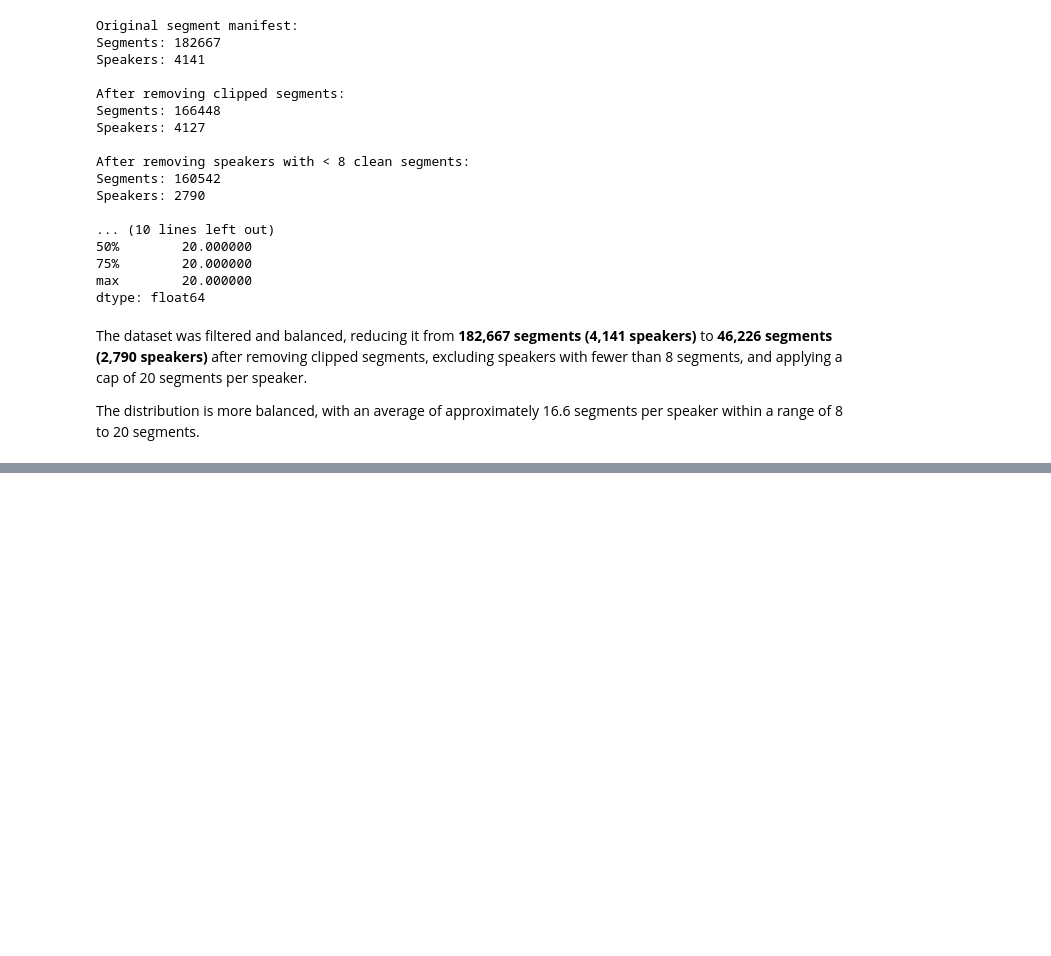
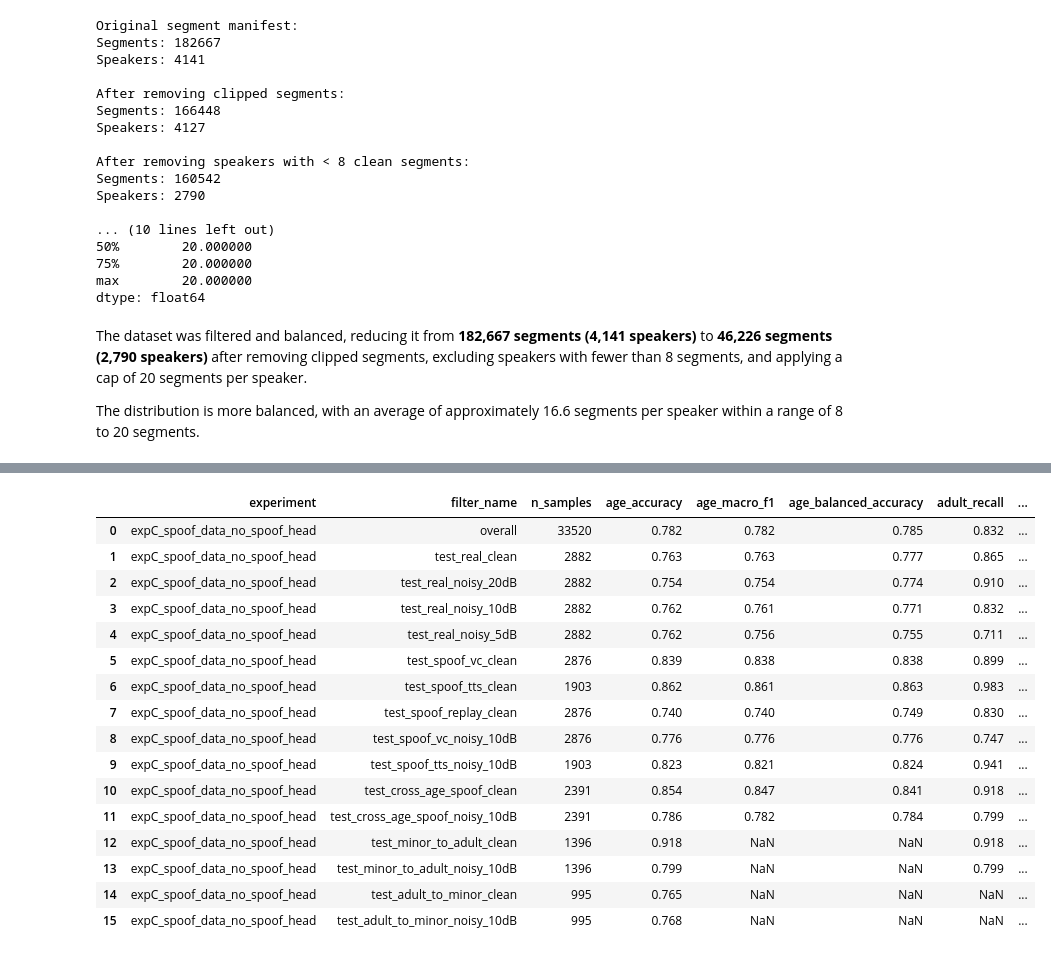
Before and after one commit to ArwaFadaaq/Robust-Spoof-Aware-Speech-Based-Age-Verification-for-Online-Voice-Chat, a Jupyter notebook: main.ipynb, the cells around one changed output, grey strips where cells are left out. Cells and saved outputs as stored; diff of their text form; code cells hidden in the pictures; blank space fills up the shorter version.

```diff
--- a/main.ipynb
+++ b/main.ipynb
@@ -783,0 +2073,28 @@ Saved to: /content/drive/MyDrive/age verification/processed/real_clean_splits/fi
+# %%
+# ─── Filters for C Evaluation ─────────────────────────
+# Real robustness + spoof subtype robustness +
+# cross-age spoof robustness
+
+filter_specs_C = {
+    **REAL_AGE_FILTERS,
+    **SPOOF_SUBTYPE_FILTERS,
+    **CROSS_AGE_FILTERS,
+}
+# %%
+# ─── Experiment C — Spoof-Aware Training Without Spoof Head Evaluation ─────────────────────────
+
+checkpoint_path_C = (
+    "/content/drive/MyDrive/age verification/processed/runs/"
+    "expC_spoof_data_no_spoof_head/best_model.pt"
+)
+
+results_C = evaluate_model(
+    config=CONFIG_EXP_C,
+    test_datasets=test_datasets,
+    checkpoint_path=checkpoint_path_C,
+    global_mean=global_mean_C,
+    global_std=global_std_C,
+    eval_spoof=False,
+    run_dir="/content/drive/MyDrive/age verification/processed/runs/expC_spoof_data_no_spoof_head",
+    experiment_name="expC_spoof_data_no_spoof_head",
+)
@@ -783,0 +2109,32 @@ Saved to: /content/drive/MyDrive/age verification/processed/real_clean_splits/fi
+# %%
+# ─── Experiment C — Filtered Metrics Table ─────────────────────────
+
+table_C, latex_C = summarize_metrics_for_filters(
+    results=results_C,
+    experiment_name="expC_spoof_data_no_spoof_head",
+    filter_specs=filter_specs_C,
+    latex_path=(
+        "/content/drive/MyDrive/age verification/processed/runs/"
+        "expC_spoof_data_no_spoof_head/expC_filtered_metrics.tex"
+    )
+)
+
+display(table_C)
+# %% [output]
+|  | experiment | filter_name | n_samples | age_accuracy | age_macro_f1 | age_balanced_accuracy | adult_recall | ... |
+| 0 | expC_spoof_data_no_spoof_head | overall | 33520 | 0.782 | 0.782 | 0.785 | 0.832 | ... |
+| 1 | expC_spoof_data_no_spoof_head | test_real_clean | 2882 | 0.763 | 0.763 | 0.777 | 0.865 | ... |
+| 2 | expC_spoof_data_no_spoof_head | test_real_noisy_20dB | 2882 | 0.754 | 0.754 | 0.774 | 0.910 | ... |
+| 3 | expC_spoof_data_no_spoof_head | test_real_noisy_10dB | 2882 | 0.762 | 0.761 | 0.771 | 0.832 | ... |
+| 4 | expC_spoof_data_no_spoof_head | test_real_noisy_5dB | 2882 | 0.762 | 0.756 | 0.755 | 0.711 | ... |
+| 5 | expC_spoof_data_no_spoof_head | test_spoof_vc_clean | 2876 | 0.839 | 0.838 | 0.838 | 0.899 | ... |
+| 6 | expC_spoof_data_no_spoof_head | test_spoof_tts_clean | 1903 | 0.862 | 0.861 | 0.863 | 0.983 | ... |
+| 7 | expC_spoof_data_no_spoof_head | test_spoof_replay_clean | 2876 | 0.740 | 0.740 | 0.749 | 0.830 | ... |
+| 8 | expC_spoof_data_no_spoof_head | test_spoof_vc_noisy_10dB | 2876 | 0.776 | 0.776 | 0.776 | 0.747 | ... |
+| 9 | expC_spoof_data_no_spoof_head | test_spoof_tts_noisy_10dB | 1903 | 0.823 | 0.821 | 0.824 | 0.941 | ... |
+| 10 | expC_spoof_data_no_spoof_head | test_cross_age_spoof_clean | 2391 | 0.854 | 0.847 | 0.841 | 0.918 | ... |
+| 11 | expC_spoof_data_no_spoof_head | test_cross_age_spoof_noisy_10dB | 2391 | 0.786 | 0.782 | 0.784 | 0.799 | ... |
+| 12 | expC_spoof_data_no_spoof_head | test_minor_to_adult_clean | 1396 | 0.918 | NaN | NaN | 0.918 | ... |
+| 13 | expC_spoof_data_no_spoof_head | test_minor_to_adult_noisy_10dB | 1396 | 0.799 | NaN | NaN | 0.799 | ... |
+| 14 | expC_spoof_data_no_spoof_head | test_adult_to_minor_clean | 995 | 0.765 | NaN | NaN | NaN | ... |
+| 15 | expC_spoof_data_no_spoof_head | test_adult_to_minor_noisy_10dB | 995 | 0.768 | NaN | NaN | NaN | ... |
```
Also changed, not shown: parts of 133 cells of this notebook.
